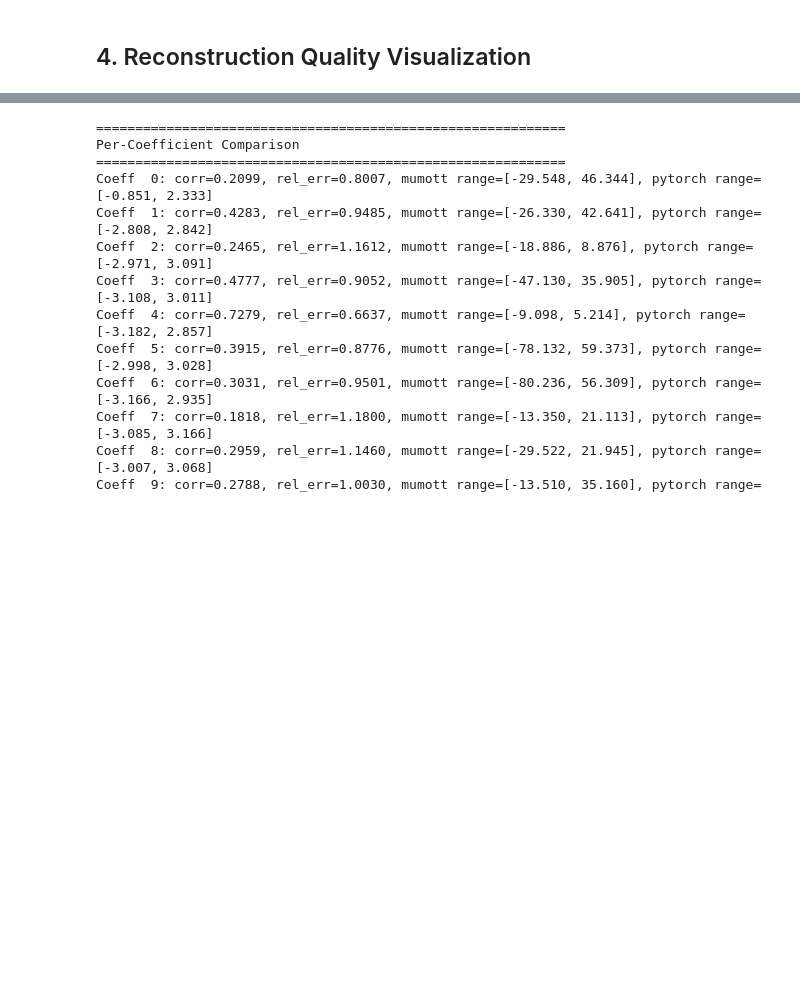
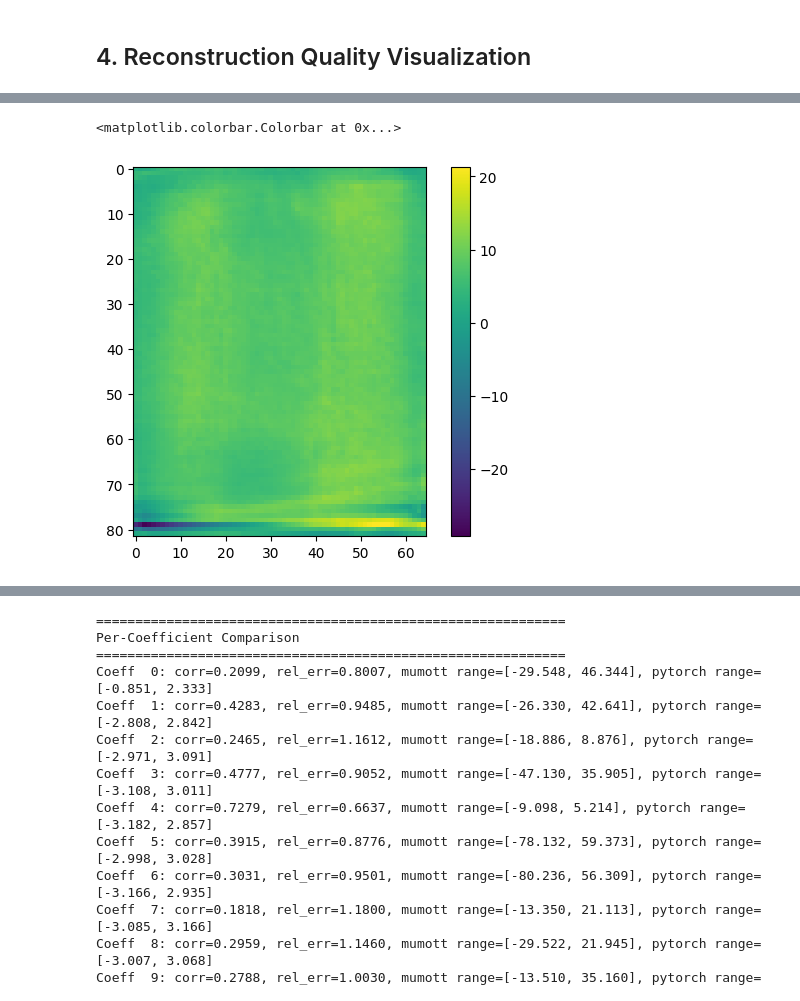
Before and after one commit to lfbarba/smartt, a Jupyter notebook: notebooks/mumott_vs_pytorch_comparison.ipynb, the cells around one changed output, grey strips where cells are left out. Cells and saved outputs as stored; diff of their text form; code cells hidden in the pictures; blank space fills up the shorter version.

```diff
--- a/notebooks/mumott_vs_pytorch_comparison.ipynb
+++ b/notebooks/mumott_vs_pytorch_comparison.ipynb
@@ -753,3 +737,9 @@ plt.show()
+# %%
+plt.imshow(mumott_results['reconstruction'][30, :, :, 0])
+plt.colorbar()
+# %% [output]
+<matplotlib.colorbar.Colorbar at 0x...>
+[figure, added]
 # %%
 # Visualize reconstructions - middle slices
 fig, axes = plt.subplots(3, 4, figsize=(16, 12))
```
Also changed, not shown: parts of 17 cells of this notebook, 1 other file.
